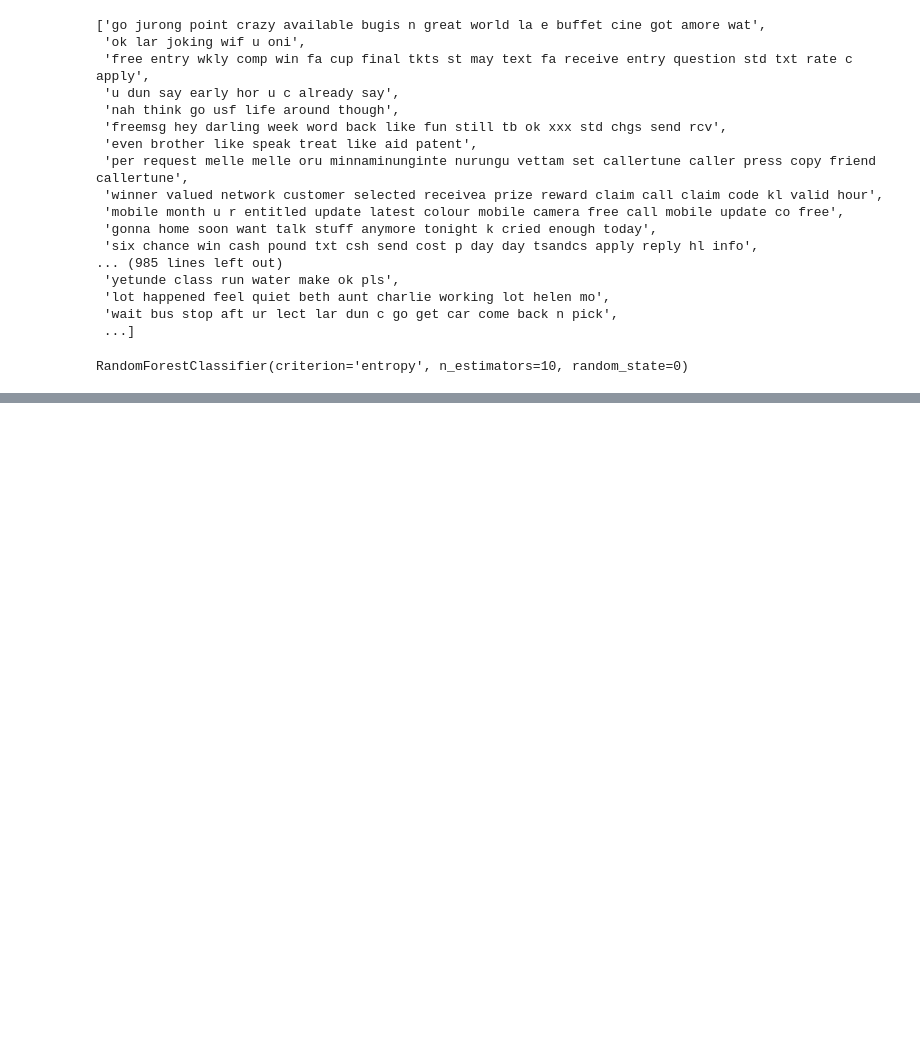
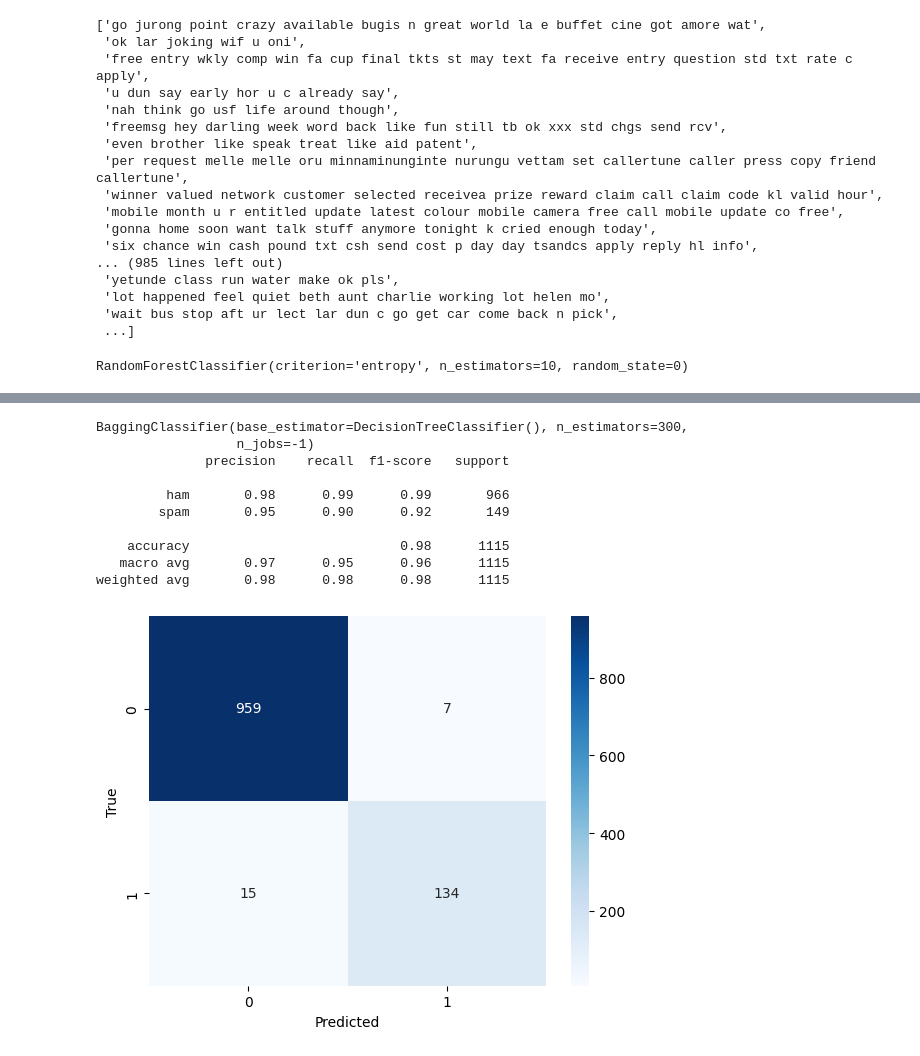
Before and after one commit to mfurqanjaved/spam_email_classification, a Jupyter notebook: spam_email_classification.ipynb, the cells around one changed output, grey strips where cells are left out. Drawn from its saved outputs; the diff is of its cells as text; code cells hidden in the pictures; blank space fills up the shorter version.

Commit message:
trained 3 different models

```diff
--- a/spam_email_classification.ipynb
+++ b/spam_email_classification.ipynb
@@ -67,0 +89,29 @@ RandomForestClassifier(criterion='entropy', n_estimators=10, random_state=0)
+# %%
+dt = DecisionTreeClassifier()
+bc = BaggingClassifier(base_estimator=dt, n_estimators=300, n_jobs=-1)
+gb = GradientBoostingClassifier(n_estimators=300, learning_rate=0.2)
+models = [bc, gb, dt]
+
+for model in models:
+    model.fit(X_train, y_train)
+    y_pred = model.predict(X_test)
+    print(model)
+    print(classification_report(y_test,y_pred))
+    cm = confusion_matrix(y_test, y_pred)
+    sns.heatmap(cm, annot=True, fmt="d", cmap="Blues")
+    plt.xlabel('Predicted')
+    plt.ylabel('True')
+    plt.show()
+    print("\n\n\n")
+# %% [output]
+BaggingClassifier(base_estimator=DecisionTreeClassifier(), n_estimators=300,
+                  n_jobs=-1)
+              precision    recall  f1-score   support
+
+         ham       0.98      0.99      0.99       966
+        spam       0.95      0.90      0.92       149
+
+    accuracy                           0.98      1115
+   macro avg       0.97      0.95      0.96      1115
+weighted avg       0.98      0.98      0.98      1115
+[figure, added]
```
Also changed, not shown: parts of 3 cells of this notebook.
